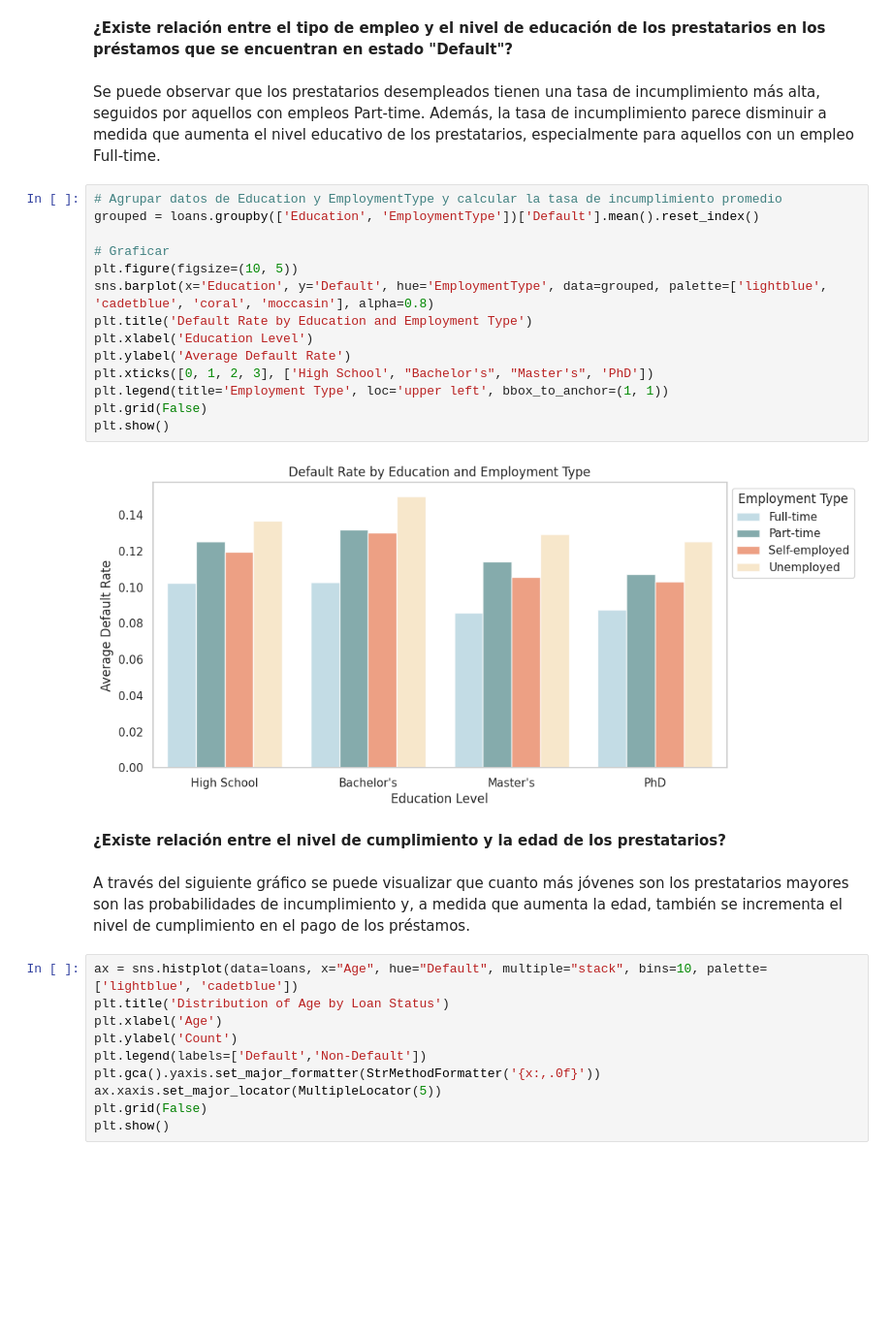
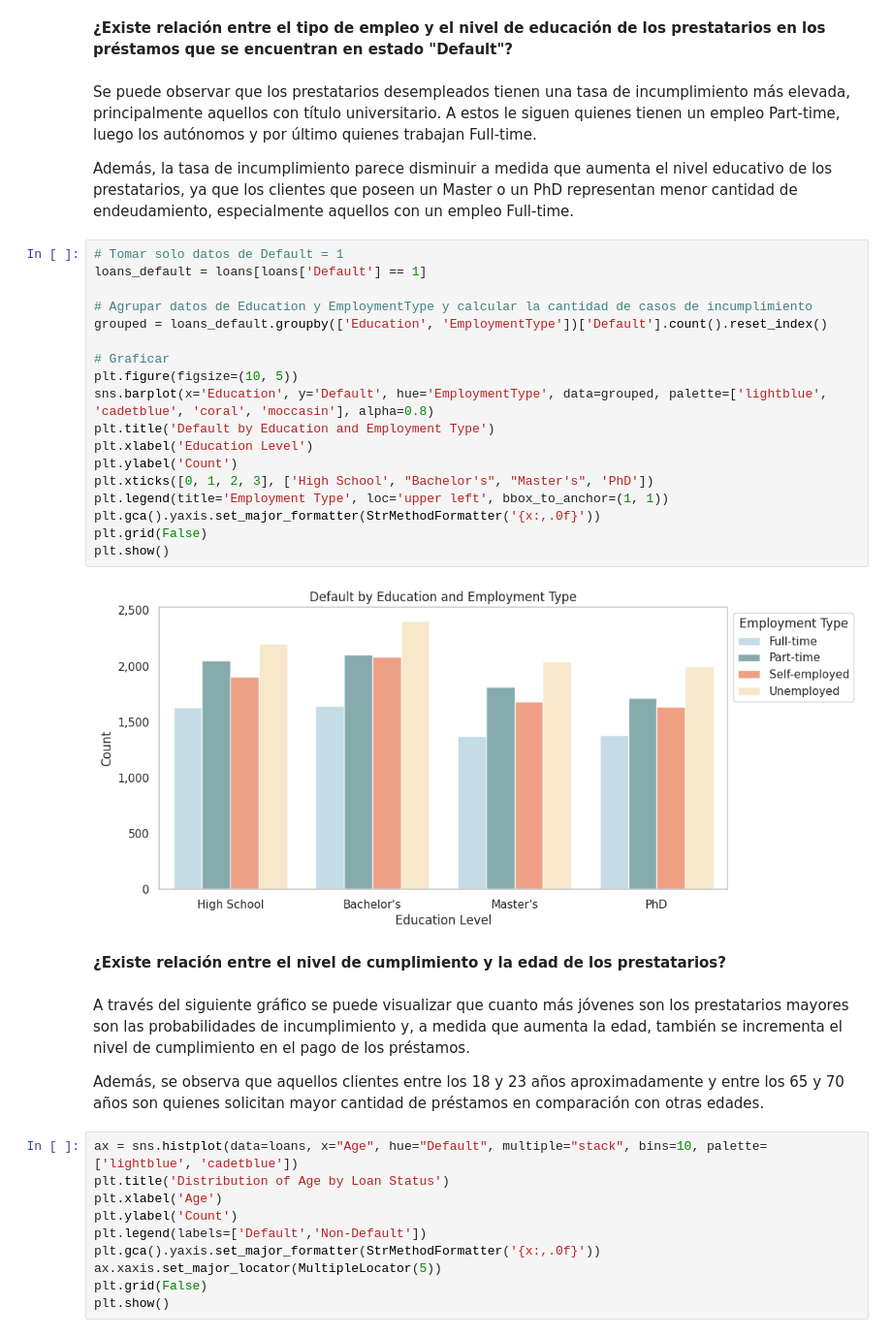
Before and after one commit to agostinacoppola/Data-Science, a Jupyter notebook: ProyectoFinalDS_Coppola.ipynb, the cells around one changed output. Shown at 97% size. Drawn from its saved outputs; the diff is of its cells as text; blank space fills up the shorter version.

```diff
--- a/ProyectoFinalDS_Coppola.ipynb
+++ b/ProyectoFinalDS_Coppola.ipynb
@@ -328,27 +328,35 @@ plt.show()
 # %% [markdown]
 **¿Existe relación entre el tipo de empleo y el nivel de educación de los prestatarios en los préstamos que se encuentran en estado "Default"?**
 # %% [markdown]
-Se puede observar que los prestatarios desempleados tienen una tasa de incumplimiento más alta, seguidos por aquellos con empleos Part-time. Además, la tasa de incumplimiento parece disminuir a medida que aumenta el nivel educativo de los prestatarios, especialmente para aquellos con un empleo Full-time.
+Se puede observar que los prestatarios desempleados tienen una tasa de incumplimiento más elevada, principalmente aquellos con título universitario. A estos le siguen quienes tienen un empleo Part-time, luego los autónomos y por último quienes trabajan Full-time.
+
+Además, la tasa de incumplimiento parece disminuir a medida que aumenta el nivel educativo de los prestatarios, ya que los clientes que poseen un Master o un PhD representan menor cantidad de endeudamiento, especialmente aquellos con un empleo Full-time.
 # %%
-# Agrupar datos de Education y EmploymentType y calcular la tasa de incumplimiento promedio
-grouped = loans.groupby(['Education', 'EmploymentType'])['Default'].mean().reset_index()
+# Tomar solo datos de Default = 1
+loans_default = loans[loans['Default'] == 1]
+
+# Agrupar datos de Education y EmploymentType y calcular la cantidad de casos de incumplimiento
+grouped = loans_default.groupby(['Education', 'EmploymentType'])['Default'].count().reset_index()
 
 # Graficar
 plt.figure(figsize=(10, 5))
 sns.barplot(x='Education', y='Default', hue='EmploymentType', data=grouped, palette=['lightblue', 'cadetblue', 'coral', 'moccasin'], alpha=0.8)
-plt.title('Default Rate by Education and Employment Type')
+plt.title('Default by Education and Employment Type')
 plt.xlabel('Education Level')
-plt.ylabel('Average Default Rate')
+plt.ylabel('Count')
 plt.xticks([0, 1, 2, 3], ['High School', "Bachelor's", "Master's", 'PhD'])
 plt.legend(title='Employment Type', loc='upper left', bbox_to_anchor=(1, 1))
+plt.gca().yaxis.set_major_formatter(StrMethodFormatter('{x:,.0f}'))
 plt.grid(False)
 plt.show()
 # %% [output]
-[figure, old version]
+[figure, new version]
 # %% [markdown]
 **¿Existe relación entre el nivel de cumplimiento y la edad de los prestatarios?**
 # %% [markdown]
 A través del siguiente gráfico se puede visualizar que cuanto más jóvenes son los prestatarios mayores son las probabilidades de incumplimiento y, a medida que aumenta la edad, también se incrementa el nivel de cumplimiento en el pago de los préstamos.
+
+Además, se observa que aquellos clientes entre los 18 y 23 años aproximadamente y entre los 65 y 70 años son quienes solicitan mayor cantidad de préstamos en comparación con otras edades.
 # %%
 ax = sns.histplot(data=loans, x="Age", hue="Default", multiple="stack", bins=10, palette=['lightblue', 'cadetblue'])
 plt.title('Distribution of Age by Loan Status')
```
Also changed, not shown: parts of 3 cells of this notebook.
